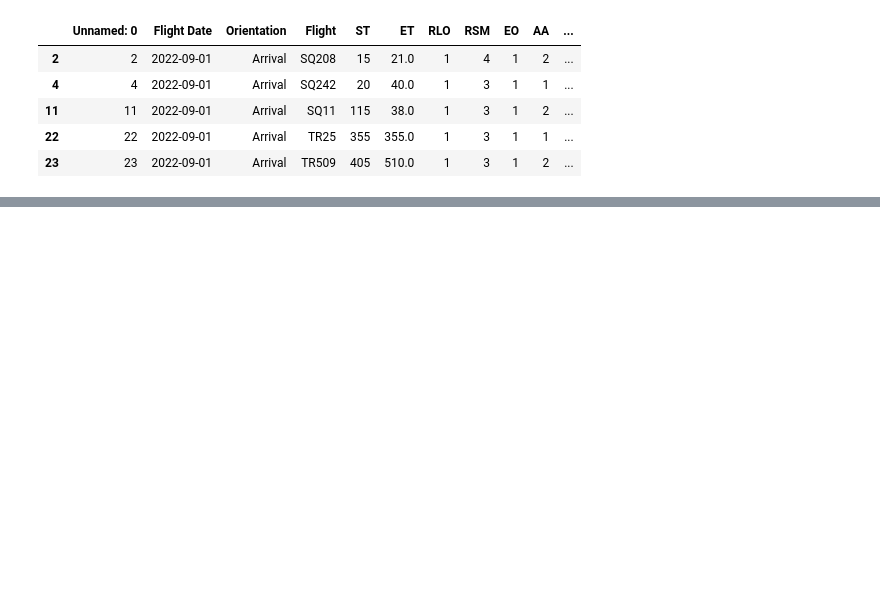
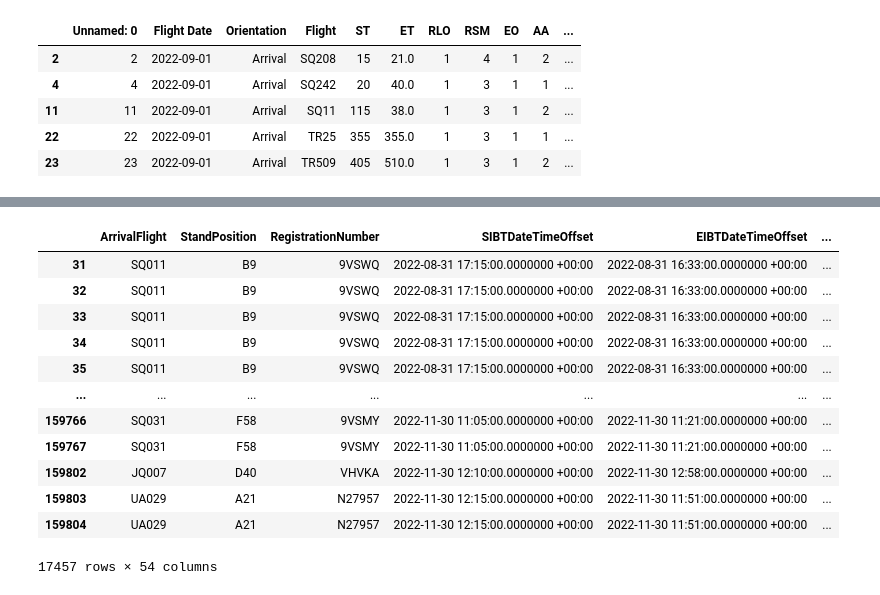
Before and after one commit to mishi-sarfraz/pythonProjects, a Jupyter notebook: FlightData.ipynb, the cells around one changed output, grey strips where cells are left out. Saved outputs shown, nothing was run; the diff lists cells and outputs as text; code cells hidden in the pictures; blank space fills up the shorter version.

```diff
--- a/FlightData.ipynb
+++ b/FlightData.ipynb
@@ -1628,3 +1681,7 @@ KeyError: 'Flight'
+# %%
+#  moving towards Bay Position file
+import pandas as pd
+dataBay=pd.read_excel('J:\\SATS\\cleanBay.xlsx')
 # %%
 # sum of all values in diff column
 
@@ -1638,0 +1700,3 @@ datastaff.head()
+# %%
+# convert AIBTDateTimeOffset to datetime
+dataBay['AIBTDateTimeOffset']=pd.to_datetime(dataBay['AIBTDateTimeOffset'])
@@ -1639,2 +1713,4 @@ datastaff.head()
 # %%
-datastaff = datastaff.assign(Total = datastaff[~datastaff['Flight'].isin(dataBugagge['Flight No'])].groupby(['Flight Date'])['Flight'].count())
+# datastaff = datastaff.assign(Total = datastaff[~datastaff['Flight'].isin(dataBugagge['Flight No'])].groupby(['Flight Date'])['Flight'].count())
+# convert AIBTDateTimeOffset to datetime64[ns] from datetime64[ns, UTC]:
+dataBay['AIBTDateTimeOffset']=dataBay['AIBTDateTimeOffset'].dt.tz_convert(None)
@@ -1640,0 +1726,6 @@ datastaff = datastaff.assign(Total = datastaff[~datastaff['Flight'].isin(dataBug
+# %%
+# Take data which is after 1st sept 2022
+# add 8 hours to AIBTDateTimeOffset:
+dataBay['AIBTDateTimeOffset']=dataBay['AIBTDateTimeOffset']+pd.Timedelta(hours=8)
+# dataBay['AIBTDateTimeOffset']=dataBay['AIBTDateTimeOffset']+pd.Timedelta(days=1)
+# dataBay=dataBay[dataBay['AIBTDateTimeOffset']>=pd.to_datetime('2022-09-01')]
@@ -1640,0 +1743,16 @@ datastaff = datastaff.assign(Total = datastaff[~datastaff['Flight'].isin(dataBug
+# %%
+dataBay[dataBay['ArrivalFlight'].str[2] == '0']
+# %% [output]
+|  | ArrivalFlight | StandPosition | RegistrationNumber | SIBTDateTimeOffset | EIBTDateTimeOffset | ... |
+| 31 | SQ011 | B9 | 9VSWQ | 2022-08-31 17:15:00.0000000 +00:00 | 2022-08-31 16:33:00.0000000 +00:00 | ... |
+| 32 | SQ011 | B9 | 9VSWQ | 2022-08-31 17:15:00.0000000 +00:00 | 2022-08-31 16:33:00.0000000 +00:00 | ... |
+| 33 | SQ011 | B9 | 9VSWQ | 2022-08-31 17:15:00.0000000 +00:00 | 2022-08-31 16:33:00.0000000 +00:00 | ... |
+| 34 | SQ011 | B9 | 9VSWQ | 2022-08-31 17:15:00.0000000 +00:00 | 2022-08-31 16:33:00.0000000 +00:00 | ... |
+| 35 | SQ011 | B9 | 9VSWQ | 2022-08-31 17:15:00.0000000 +00:00 | 2022-08-31 16:33:00.0000000 +00:00 | ... |
+| ... | ... | ... | ... | ... | ... | ... |
+| 159766 | SQ031 | F58 | 9VSMY | 2022-11-30 11:05:00.0000000 +00:00 | 2022-11-30 11:21:00.0000000 +00:00 | ... |
+| 159767 | SQ031 | F58 | 9VSMY | 2022-11-30 11:05:00.0000000 +00:00 | 2022-11-30 11:21:00.0000000 +00:00 | ... |
+| 159802 | JQ007 | D40 | VHVKA | 2022-11-30 12:10:00.0000000 +00:00 | 2022-11-30 12:58:00.0000000 +00:00 | ... |
+| 159803 | UA029 | A21 | N27957 | 2022-11-30 12:15:00.0000000 +00:00 | 2022-11-30 11:51:00.0000000 +00:00 | ... |
+| 159804 | UA029 | A21 | N27957 | 2022-11-30 12:15:00.0000000 +00:00 | 2022-11-30 11:51:00.0000000 +00:00 | ... |
+17457 rows × 54 columns
```
Also changed, not shown: parts of 59 cells of this notebook.
